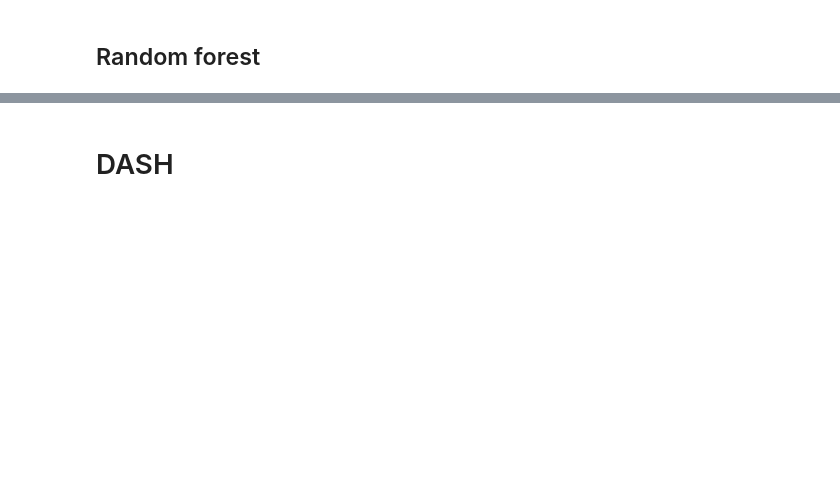
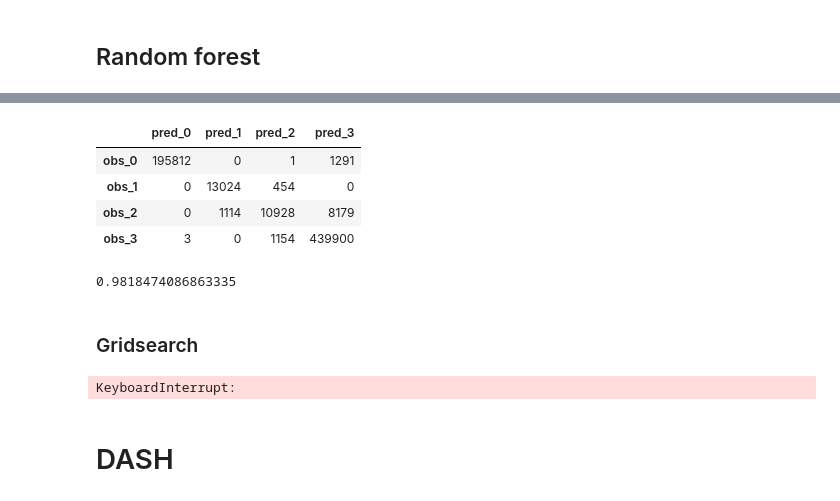
Before and after one commit to Ndeyefatou8/Machine_Learning, a Jupyter notebook: Rapport Analyse.ipynb, the cells around one changed output, grey strips where cells are left out. Saved outputs shown, nothing was run; the diff lists cells and outputs as text; code cells hidden in the pictures; blank space fills up the shorter version.

```diff
--- a/Rapport Analyse.ipynb
+++ b/Rapport Analyse.ipynb
@@ -357,0 +908,20 @@ print("R² : " + str(r2_score(y_test, y_pred)))
+# %%
+from sklearn.metrics import confusion_matrix
+mc = pd.DataFrame(confusion_matrix(y_test,y_pred),
+                  columns=['pred_0','pred_1','pred_2','pred_3'],
+                  index=['obs_0','obs_1','obs_2','obs_3'])
+
+mc
+# %% [output]
+|  | pred_0 | pred_1 | pred_2 | pred_3 |
+| obs_0 | 195812 | 0 | 1 | 1291 |
+| obs_1 | 0 | 13024 | 454 | 0 |
+| obs_2 | 0 | 1114 | 10928 | 8179 |
+| obs_3 | 3 | 0 | 1154 | 439900 |
+# %%
+from sklearn.metrics import accuracy_score
+print(accuracy_score(y_test,y_pred))
+# %% [output]
+0.9818474086863335
+# %% [markdown]
+### Gridsearch
@@ -358,3 +931,16 @@ print("R² : " + str(r2_score(y_test, y_pred)))
+# %%
+parameters = {'max_depth' : [1,2,3,4] ,
+              'min_samples_leaf' : [20,30,40],
+              'min_samples_split' : [50,100,200]}
+
+dtc = DecisionTreeClassifier()
+dtc_model_1 = GridSearchCV(dtc, parameters, scoring = 'accuracy')
+dtc_model_1.fit(X_train, y_train)
+
+print("Voici les paramètres du meilleure modèle : " + str(dtc_model_1.best_estimator_))
+print("Voici le score "  + str(dtc_model_1.scorer_) + " du meilleure modèle : " + str(dtc_model_1.best_score_))
+# %% [output]
+KeyboardInterrupt:
 # %% [markdown]
 # DASH
 # %%
```
Also changed, not shown: parts of 65 cells of this notebook, 3 other files.
